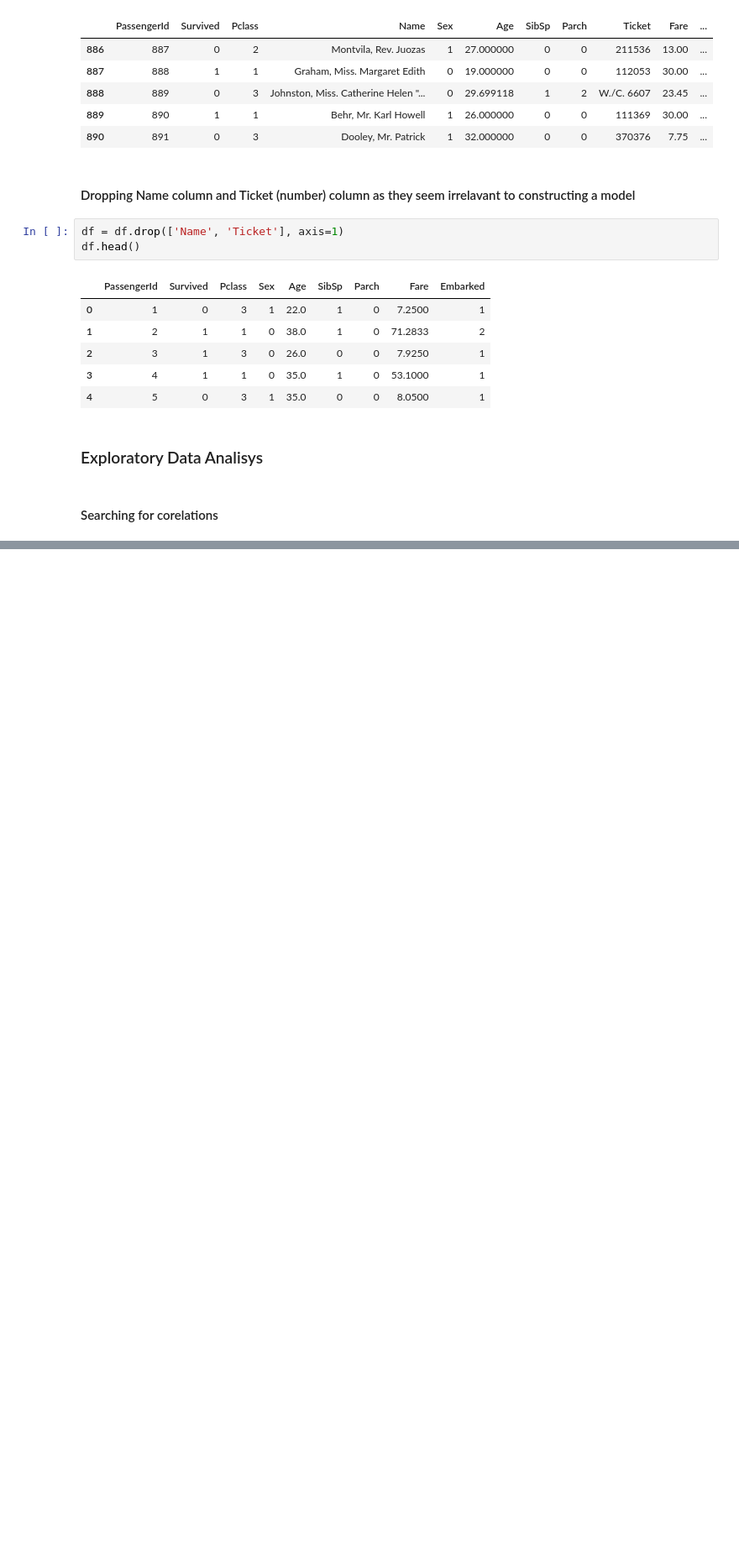
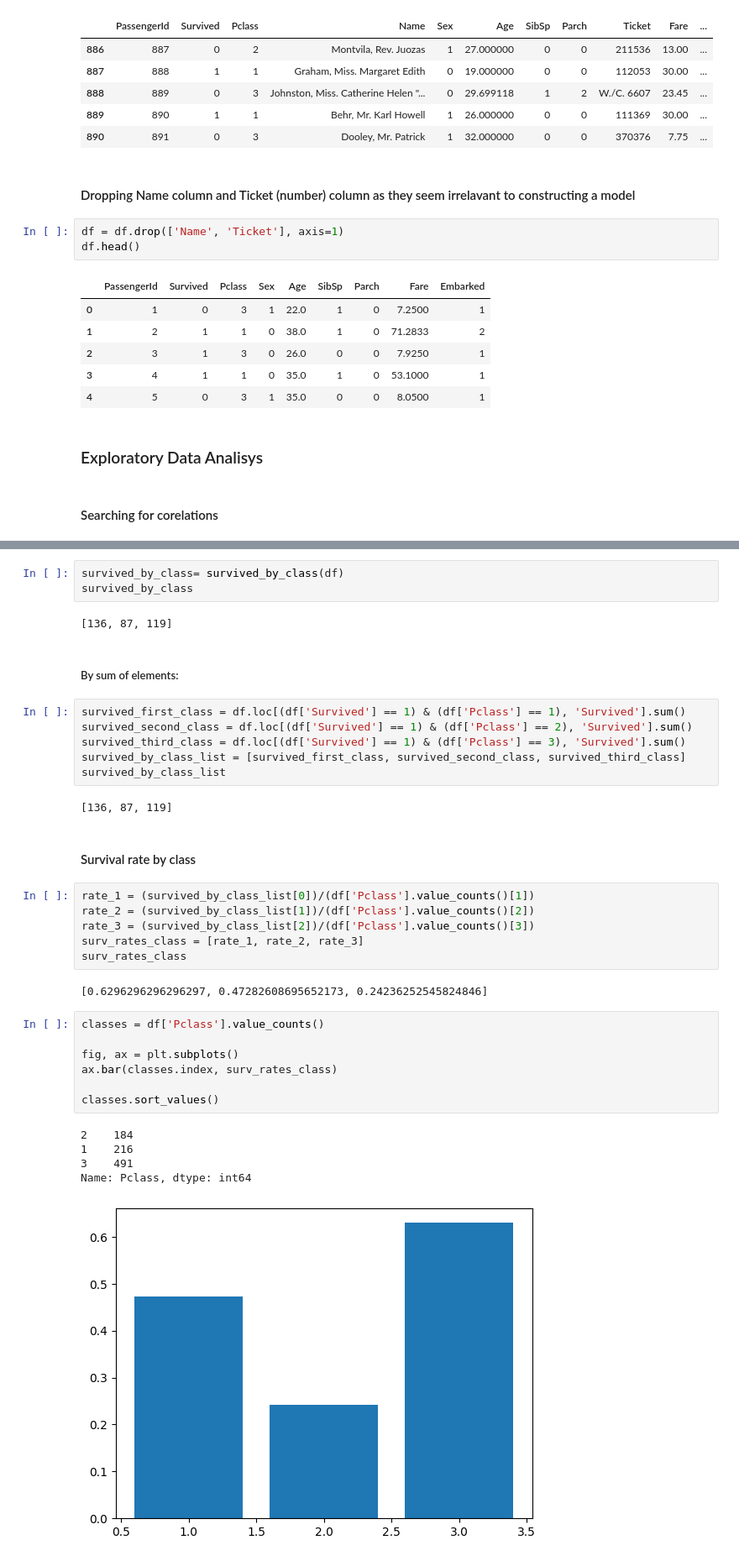
Before and after one commit to dan-ski/Titanic, a Jupyter notebook: Titanic.ipynb, the cells around one changed output, grey strips where cells are left out. Shown at 84% size. Saved outputs shown, nothing was run; the diff lists cells and outputs as text; blank space fills up the shorter version.

```diff
--- a/Titanic.ipynb
+++ b/Titanic.ipynb
@@ -192,0 +239,38 @@ sns.heatmap(corr)
+# %%
+survived_by_class= survived_by_class(df)
+survived_by_class
+# %% [output]
+[136, 87, 119]
+# %% [markdown]
+##### By sum of elements:
+# %%
+survived_first_class = df.loc[(df['Survived'] == 1) & (df['Pclass'] == 1), 'Survived'].sum()
+survived_second_class = df.loc[(df['Survived'] == 1) & (df['Pclass'] == 2), 'Survived'].sum()
+survived_third_class = df.loc[(df['Survived'] == 1) & (df['Pclass'] == 3), 'Survived'].sum()
+survived_by_class_list = [survived_first_class, survived_second_class, survived_third_class]
+survived_by_class_list
+# %% [output]
+[136, 87, 119]
+# %% [markdown]
+#### Survival rate by class
+# %%
+rate_1 = (survived_by_class_list[0])/(df['Pclass'].value_counts()[1])
+rate_2 = (survived_by_class_list[1])/(df['Pclass'].value_counts()[2])
+rate_3 = (survived_by_class_list[2])/(df['Pclass'].value_counts()[3])
+surv_rates_class = [rate_1, rate_2, rate_3]
+surv_rates_class
+# %% [output]
+[0.6296296296296297, 0.47282608695652173, 0.24236252545824846]
+# %%
+classes = df['Pclass'].value_counts()
+
+fig, ax = plt.subplots()
+ax.bar(classes.index, surv_rates_class)
+
+classes.sort_values()
+# %% [output]
+2    184
+1    216
+3    491
+Name: Pclass, dtype: int64
+[figure, added]
```
Also changed, not shown: parts of 11 cells of this notebook.
